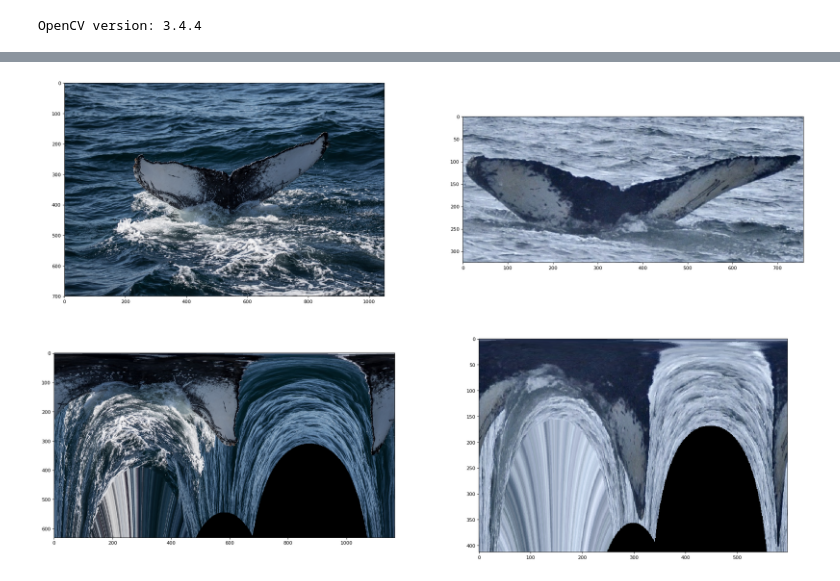
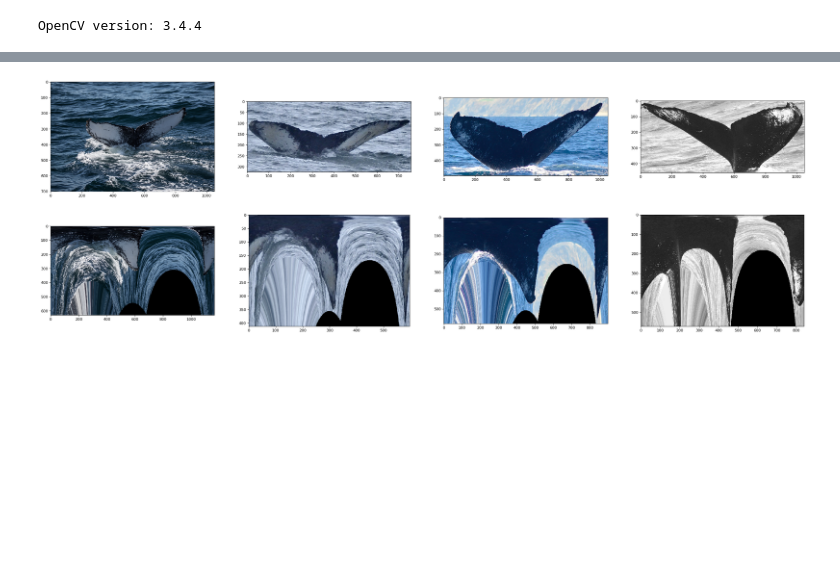
Before and after one commit to badtyprr/start-learning, a Jupyter notebook: lin_polar.ipynb, the cells around one changed output, grey strips where cells are left out. Saved outputs shown, nothing was run; the diff lists cells and outputs as text; code cells hidden in the pictures; blank space fills up the shorter version.

```diff
--- a/lin_polar.ipynb
+++ b/lin_polar.ipynb
@@ -123,23 +111,35 @@ plt.show()
 # %%
 f = plt.figure(
     num=1,
-    figsize=(28,18),
+    figsize=(36,12),
     dpi=80,
     facecolor='w',
     edgecolor='k'
 )
-plt.subplot(2,2,1)
+plt.subplot(2,4,1)
 f.gca().grid(False)
 plt.imshow(im1)
-plt.subplot(2,2,2)
+plt.subplot(2,4,2)
 f.gca().grid(False)
 plt.imshow(im2)
-plt.subplot(2,2,3)
+plt.subplot(2,4,3)
+f.gca().grid(False)
+plt.imshow(im3)
+plt.subplot(2,4,4)
+f.gca().grid(False)
+plt.imshow(im4)
+plt.subplot(2,4,5)
 f.gca().grid(False)
 plt.imshow(im1_polar)
-plt.subplot(2,2,4)
+plt.subplot(2,4,6)
 f.gca().grid(False)
 plt.imshow(im2_polar)
+plt.subplot(2,4,7)
+f.gca().grid(False)
+plt.imshow(im3_polar)
+plt.subplot(2,4,8)
+f.gca().grid(False)
+plt.imshow(im4_polar)
 plt.show()
 # %% [output]
-[figure, old version]
+[figure, new version]
```
Also changed, not shown: parts of 4 cells of this notebook, 1 other file.
